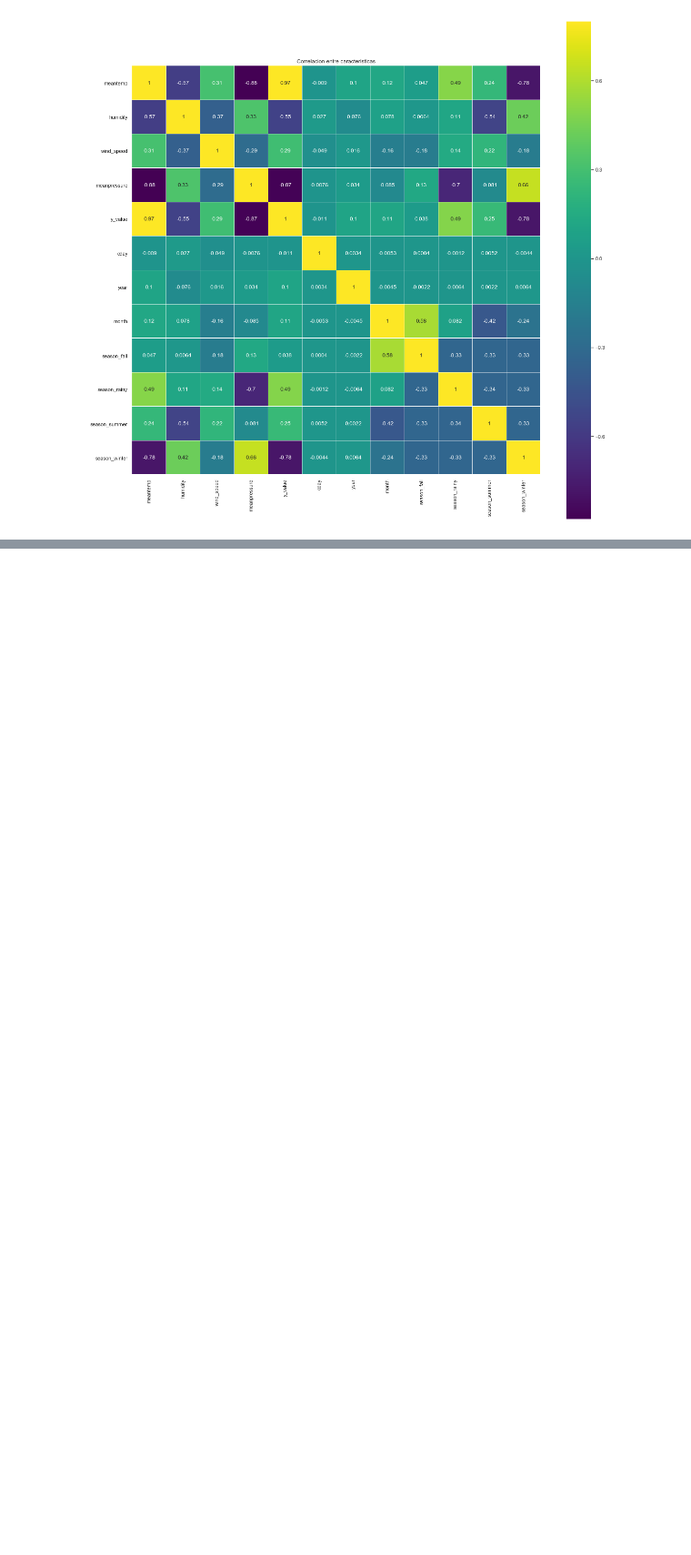
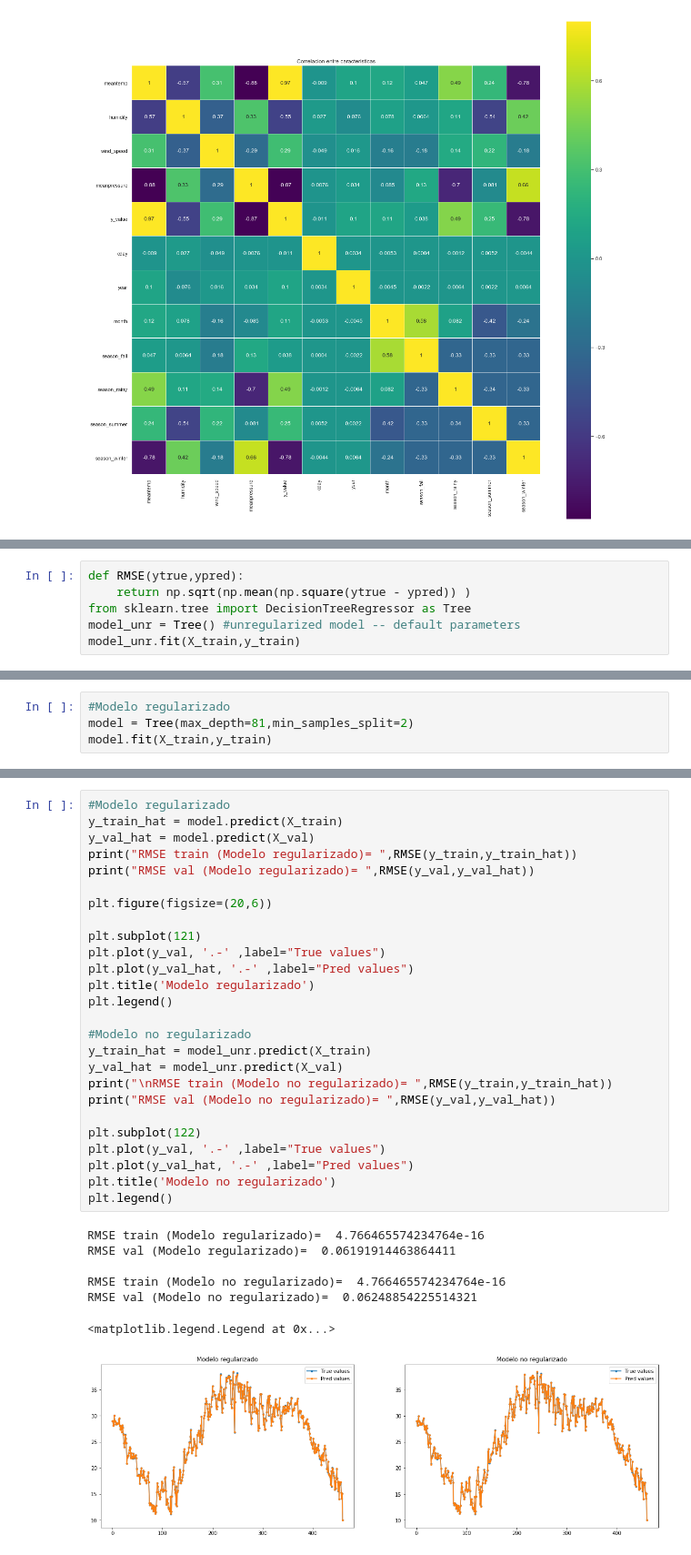
Before and after one commit to Shiroko7/INF-393-Tarea-3, a Jupyter notebook: Tarea 3 parte1.ipynb, the cells around one changed output, grey strips where cells are left out. Shown at 91% size. Saved outputs shown, nothing was run; the diff lists cells and outputs as text; blank space fills up the shorter version.

```diff
--- a/Tarea 3 parte1.ipynb
+++ b/Tarea 3 parte1.ipynb
@@ -250,0 +292,6 @@ Finalmente se muestran todas las correlaciones entre los atributos, se puede cor
+# %%
+def RMSE(ytrue,ypred):
+    return np.sqrt(np.mean(np.square(ytrue - ypred)) )
+from sklearn.tree import DecisionTreeRegressor as Tree
+model_unr = Tree() #unregularized model -- default parameters
+model_unr.fit(X_train,y_train)
@@ -250,0 +362,4 @@ Finalmente se muestran todas las correlaciones entre los atributos, se puede cor
+# %%
+#Modelo regularizado
+model = Tree(max_depth=81,min_samples_split=2)
+model.fit(X_train,y_train)
@@ -250,0 +376,34 @@ Finalmente se muestran todas las correlaciones entre los atributos, se puede cor
+# %%
+#Modelo regularizado
+y_train_hat = model.predict(X_train)
+y_val_hat = model.predict(X_val)
+print("RMSE train (Modelo regularizado)= ",RMSE(y_train,y_train_hat))
+print("RMSE val (Modelo regularizado)= ",RMSE(y_val,y_val_hat))
+
+plt.figure(figsize=(20,6))
+
+plt.subplot(121)
+plt.plot(y_val, '.-' ,label="True values")
+plt.plot(y_val_hat, '.-' ,label="Pred values")
+plt.title('Modelo regularizado')
+plt.legend()
+
+#Modelo no regularizado
+y_train_hat = model_unr.predict(X_train)
+y_val_hat = model_unr.predict(X_val)
+print("\nRMSE train (Modelo no regularizado)= ",RMSE(y_train,y_train_hat))
+print("RMSE val (Modelo no regularizado)= ",RMSE(y_val,y_val_hat))
+
+plt.subplot(122)
+plt.plot(y_val, '.-' ,label="True values")
+plt.plot(y_val_hat, '.-' ,label="Pred values")
+plt.title('Modelo no regularizado')
+plt.legend()
+# %% [output]
+RMSE train (Modelo regularizado)=  4.766465574234764e-16
+RMSE val (Modelo regularizado)=  0.06191914463864411
+
+RMSE train (Modelo no regularizado)=  4.766465574234764e-16
+RMSE val (Modelo no regularizado)=  0.06248854225514321
+<matplotlib.legend.Legend at 0x...>
+[figure, added]
```
Also changed, not shown: parts of 33 cells of this notebook.
